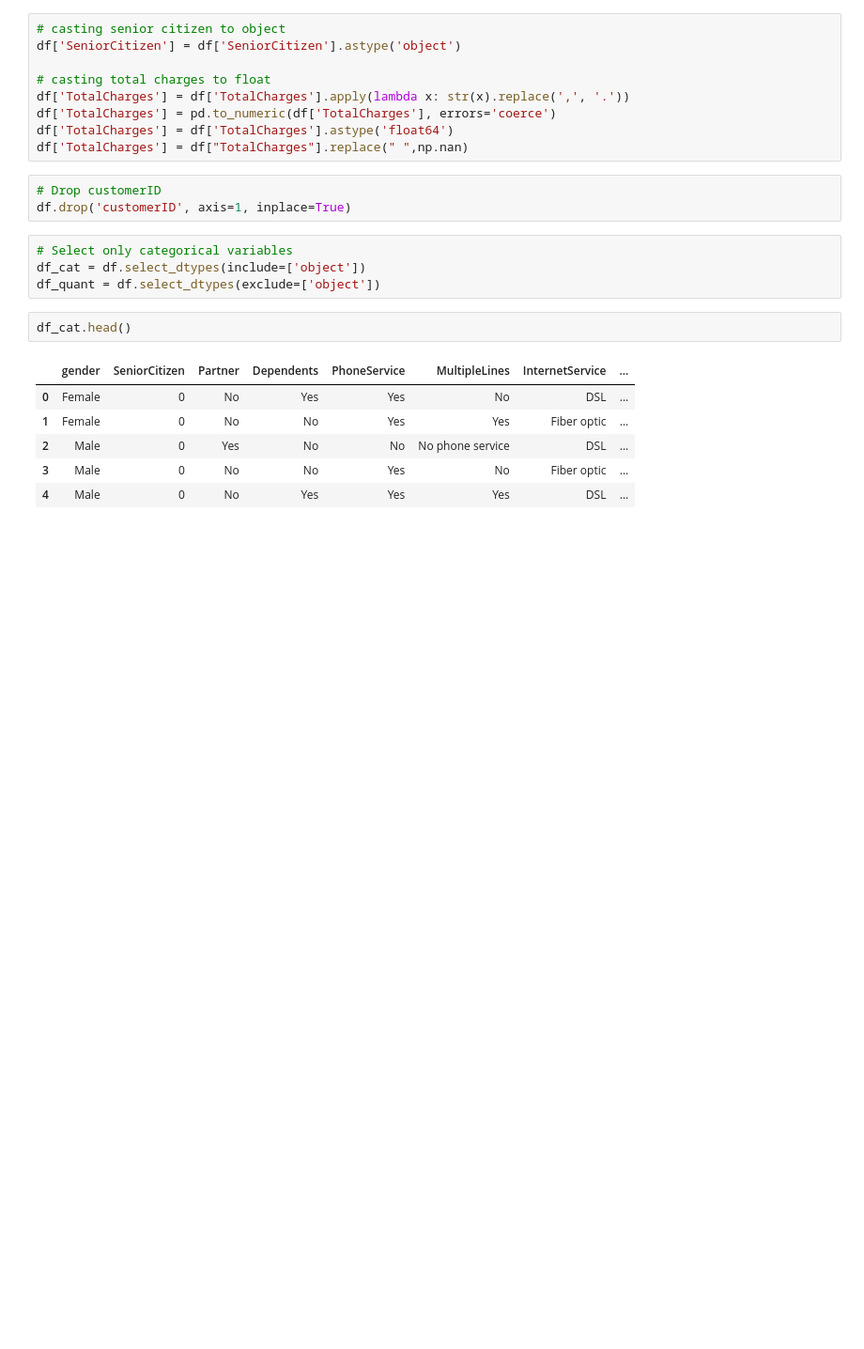
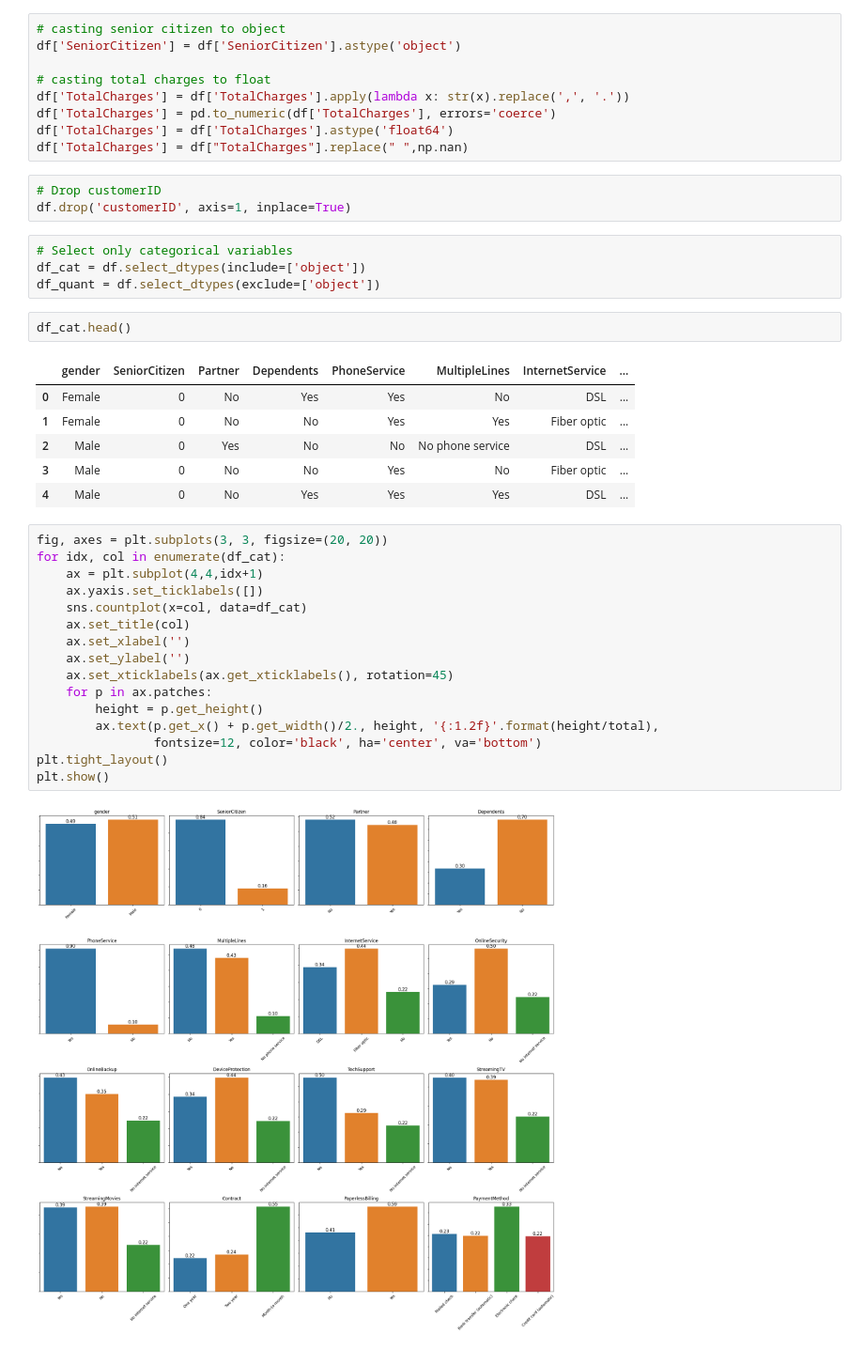
Before and after one commit to bobcastaldeli/Customer-Churn-Prediction, a Jupyter notebook: notebooks/eda.ipynb, the cells around one changed output. Shown at 94% size. Saved outputs shown, nothing was run; the diff lists cells and outputs as text; blank space fills up the shorter version.

Commit message:
chore: eda notebook plot cat vars

```diff
--- a/notebooks/eda.ipynb
+++ b/notebooks/eda.ipynb
@@ -102,3 +104,21 @@ df_cat.head()
 | 2 | Male | 0 | Yes | No | No | No phone service | DSL | ... |
 | 3 | Male | 0 | No | No | Yes | No | Fiber optic | ... |
 | 4 | Male | 0 | No | Yes | Yes | Yes | DSL | ... |
+# %%
+fig, axes = plt.subplots(3, 3, figsize=(20, 20))
+for idx, col in enumerate(df_cat):
+    ax = plt.subplot(4,4,idx+1)
+    ax.yaxis.set_ticklabels([])
+    sns.countplot(x=col, data=df_cat)
+    ax.set_title(col)
+    ax.set_xlabel('')
+    ax.set_ylabel('')
+    ax.set_xticklabels(ax.get_xticklabels(), rotation=45)
+    for p in ax.patches:
+        height = p.get_height()
+        ax.text(p.get_x() + p.get_width()/2., height, '{:1.2f}'.format(height/total),
+                fontsize=12, color='black', ha='center', va='bottom')
+plt.tight_layout()
+plt.show()
+# %% [output]
+[figure, added]
```
Also changed, not shown: parts of 2 cells of this notebook.
